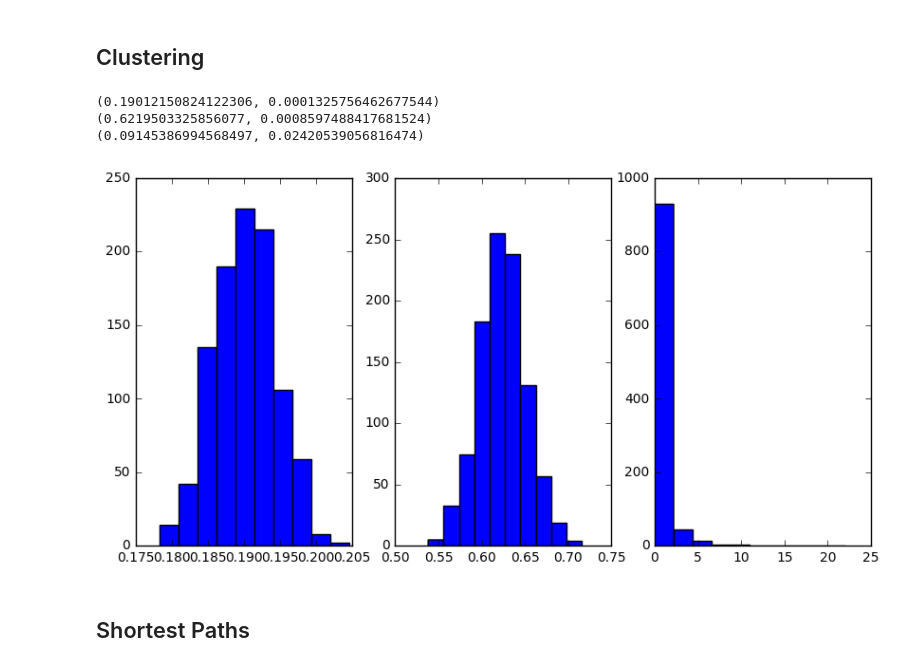
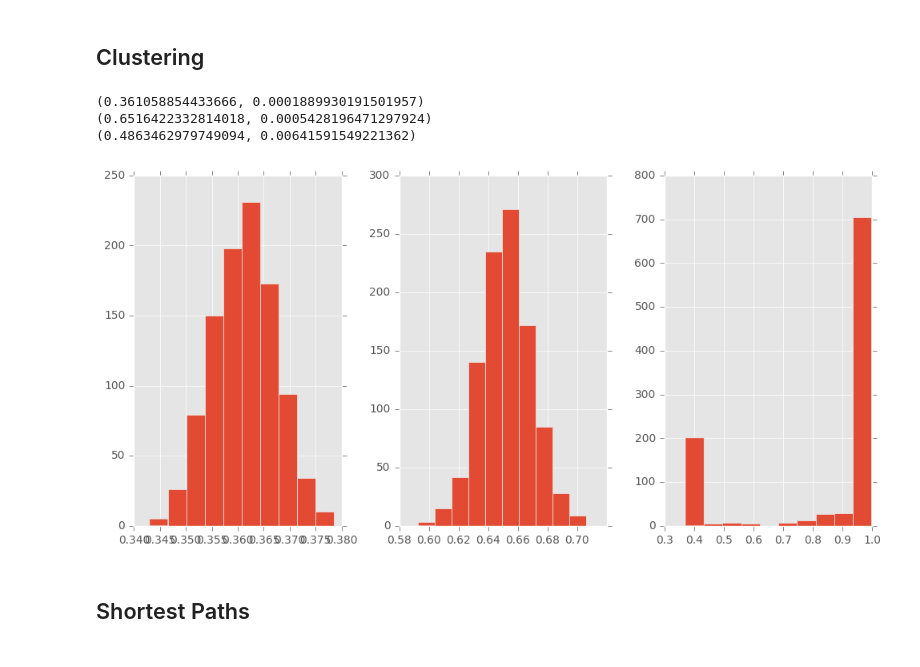
Before and after one commit to felix11h/network-measures-lecture_spp-workshop-18, a Jupyter notebook: network_analysis.ipynb, the cells around one changed output. Cells and saved outputs as stored; diff of their text form; code cells hidden in the pictures.

```diff
--- a/network_analysis.ipynb
+++ b/network_analysis.ipynb
@@ -115,0 +211,2 @@ N: 100   density: 0.09545454545454546
+# %%
+g = simple_graph()
@@ -135,9 +237,12 @@ Consistency: Equal number of "heads" and "tails" across graph matches
 $$ \sum_{v \in V} \deg^-(v) = \sum_{v \in V} \deg^+(v) $$
 # %% [markdown]
 ## In-degree distributions
+# %%
+pl.style.use('ggplot')
 # %%
-nets = make_graphs(N=10000)
+nets = make_graphs(N=1000)
 fig, (axs) = pl.subplots(nrows=1, ncols=3, figsize=(10, 5));
 for g,ax in zip(nets,axs):
-    ax.hist([x[1] for x in g.in_degree()])
+    ax.hist([x[1] for x in g.in_degree()], bins=20)
+pl.tight_layout()
 # %% [output]
@@ -144,0 +252,5 @@ for g,ax in zip(nets,axs):
+# %%
+fig, (axs) = pl.subplots(nrows=1, ncols=3, figsize=(10, 5));
+for g,ax in zip(nets,axs):
+    ax.hist([x[1] for x in g.out_degree()], bins=20)
+pl.tight_layout()
@@ -147,14 +295,15 @@ for g,ax in zip(nets,axs):
 # %%
 nets = make_graphs_gt(N=1000)
 fig, (axs) = pl.subplots(nrows=1, ncols=3, figsize=(10, 5));
 for g,ax in zip(nets,axs):
     print(gt.global_clustering(g))
     ax.hist(list(gt.local_clustering(g)))
+pl.tight_layout()
 # %% [output]
-(0.19012150824122306, 0.0001325756462677544)
-(0.6219503325856077, 0.0008597488417681524)
-(0.09145386994568497, 0.02420539056816474)
+(0.361058854433666, 0.0001889930191501957)
+(0.6516422332814018, 0.0005428196471297924)
+(0.4863462979749094, 0.00641591549221362)
-[figure, old version]
+[figure, new version]
 # %% [markdown]
 ## Shortest Paths
 # %%
```
Also changed, not shown: parts of 21 cells of this notebook, 5 other files.
